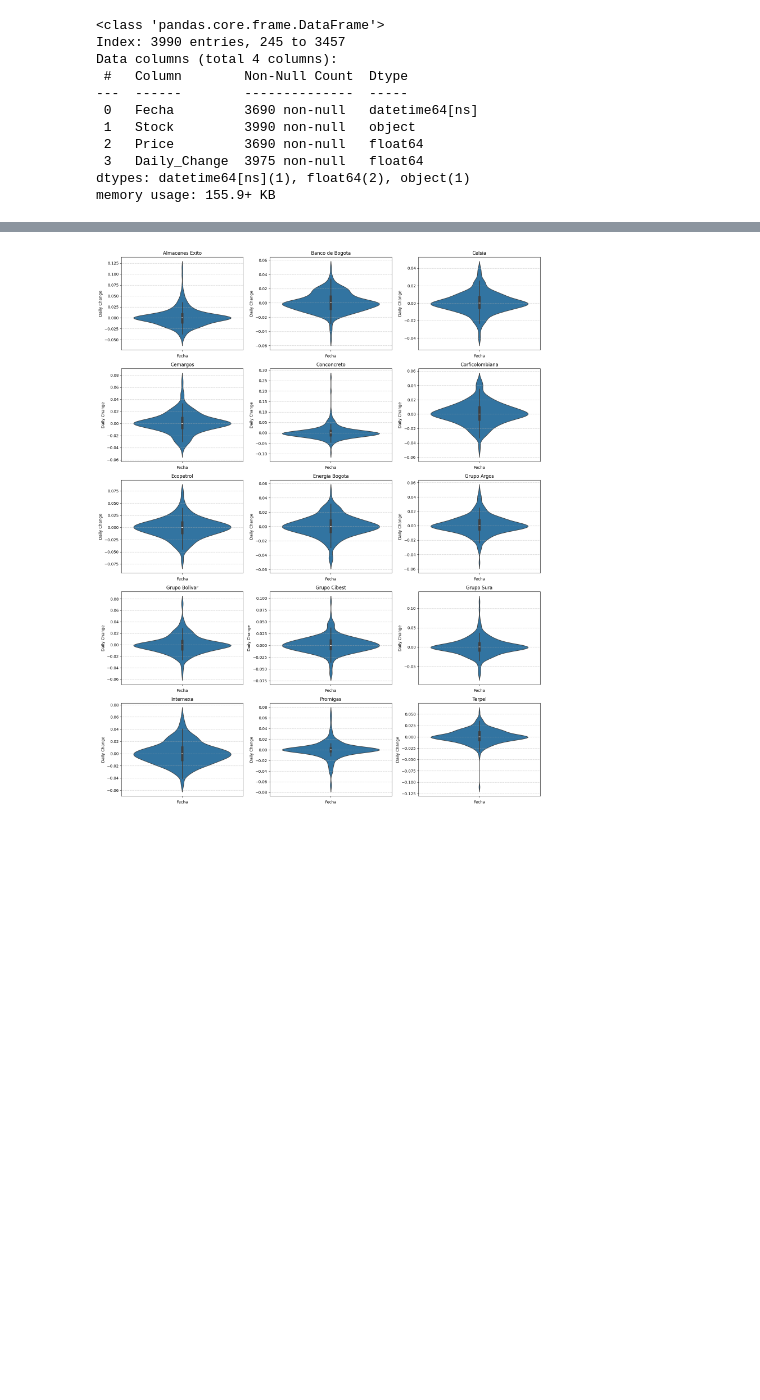
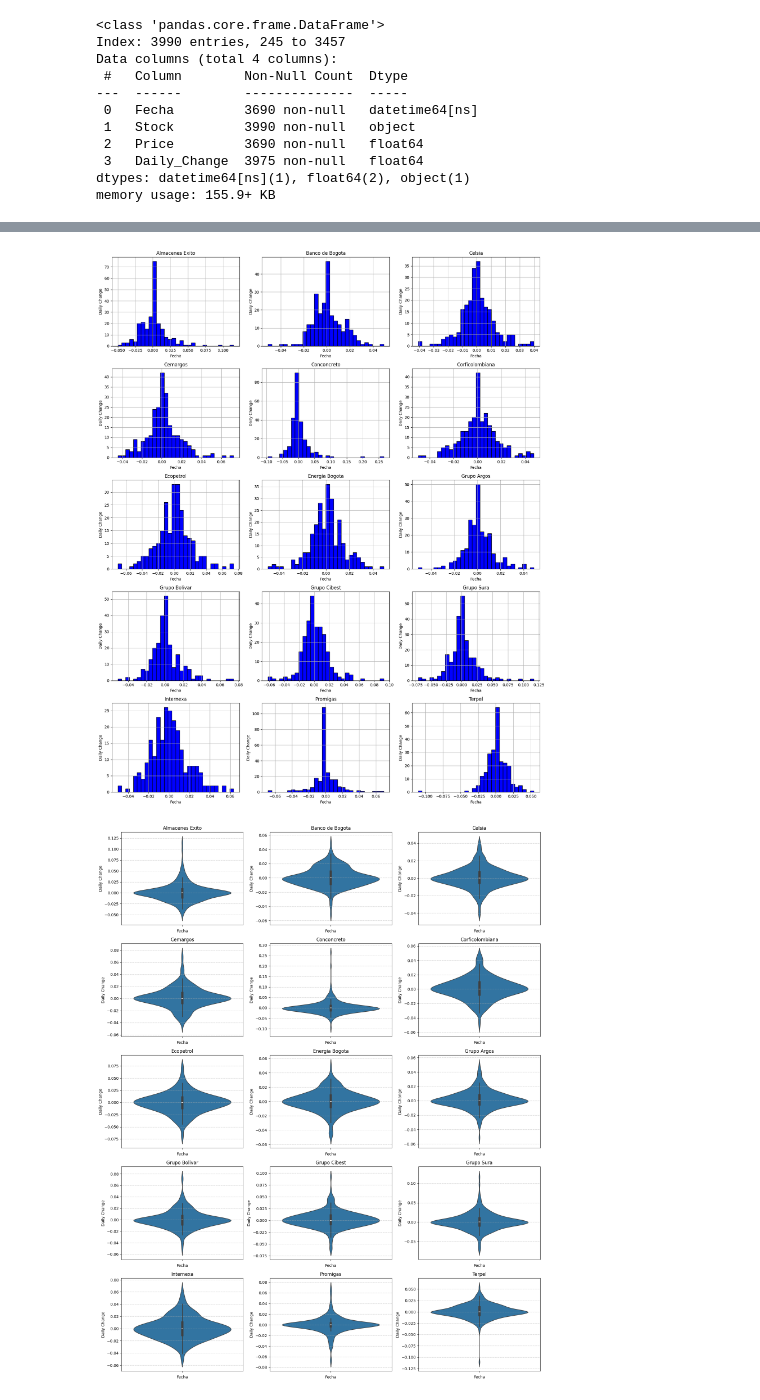
Before and after one commit to mugaso/Data-Science-1, a Jupyter notebook: Proyecto_clase/Proyecto_final.ipynb, the cells around one changed output, grey strips where cells are left out. Drawn from its saved outputs; the diff is of its cells as text; code cells hidden in the pictures; blank space fills up the shorter version.

```diff
--- a/Proyecto_clase/Proyecto_final.ipynb
+++ b/Proyecto_clase/Proyecto_final.ipynb
@@ -128,3 +217,19 @@ memory usage: 155.9+ KB
+# %%
+fig, axes = plt.subplots(n_rows, n_cols, figsize=(16, n_rows * 4))
+axes = axes.flatten() # Flatten the 2D array of axes for easy iteration
+
+for i, stock in enumerate(stocks):
+    stock_data = precio_acciones_cleaned[precio_acciones_cleaned['Stock'] == stock]
+    axes[i].hist(stock_data['Daily_Change'], bins=30, color="blue", edgecolor="black")
+    axes[i].set_title(stock)
+    axes[i].set_xlabel("Fecha")
+    axes[i].set_ylabel("Daily Change")
+    axes[i].grid(True)
+
+plt.tight_layout()
+plt.show()
+# %% [output]
+[figure, added]
 # %%
 fig, axes = plt.subplots(n_rows, n_cols, figsize=(16, n_rows * 4))
 axes = axes.flatten()
```
Also changed, not shown: parts of 6 cells of this notebook.
